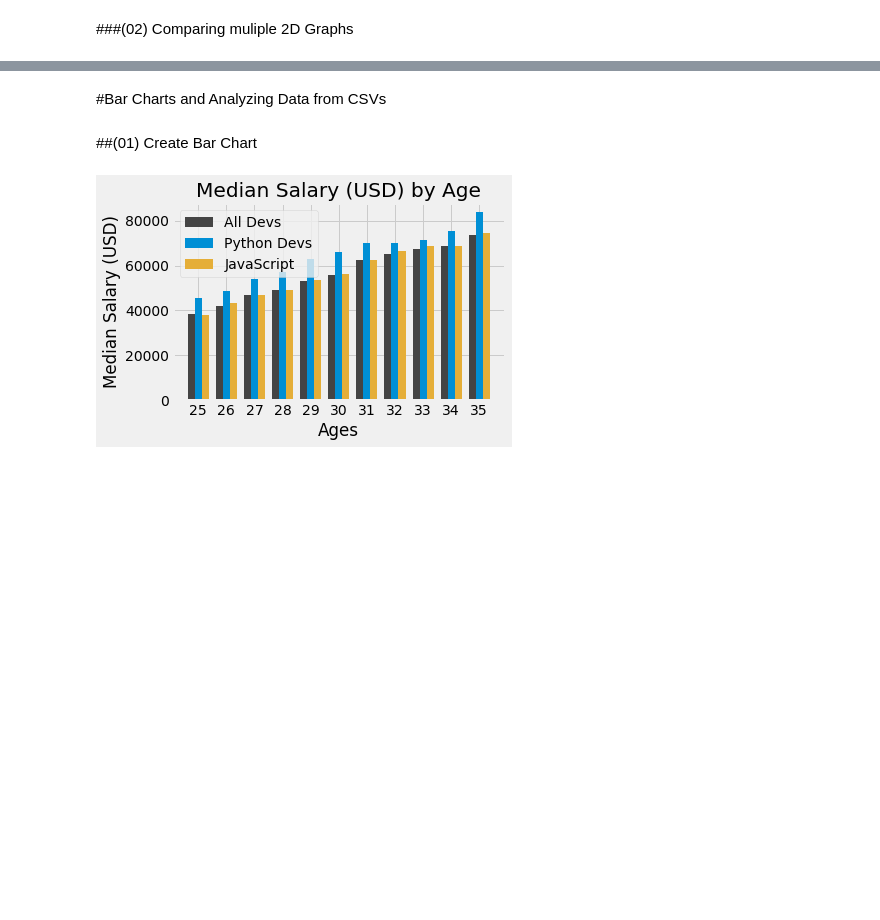
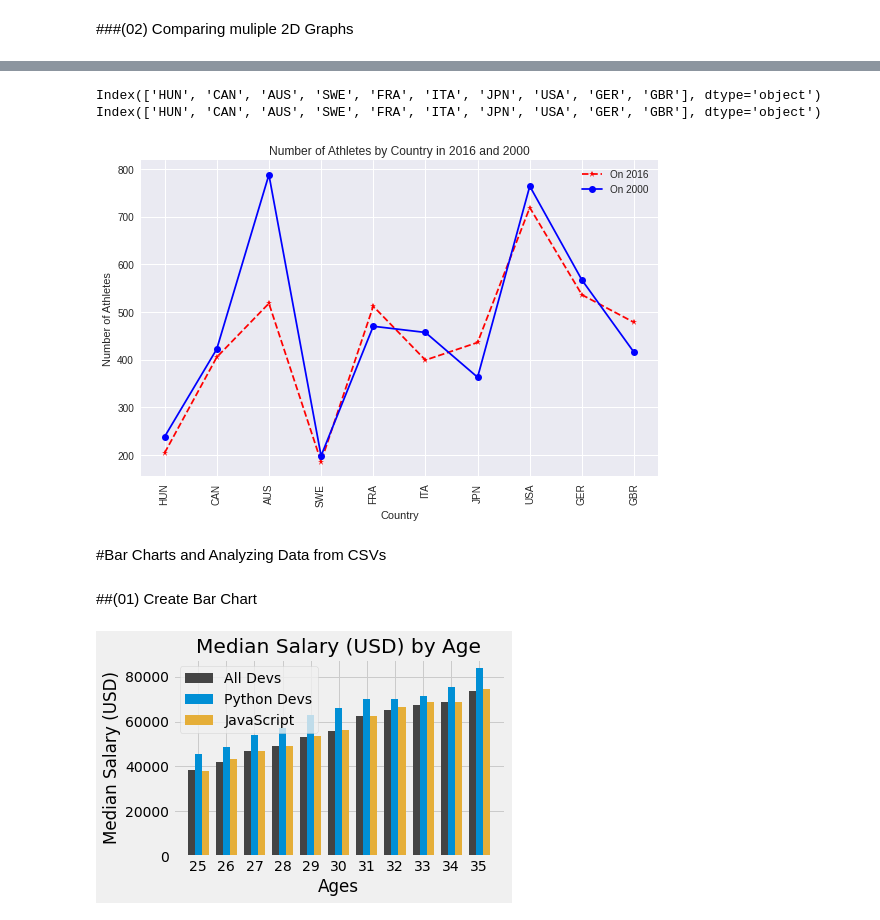
Before and after one commit to GPrathap/pythonII, a Jupyter notebook: matplot.ipynb, the cells around one changed output, grey strips where cells are left out. Saved outputs shown, nothing was run; the diff lists cells and outputs as text; code cells hidden in the pictures; blank space fills up the shorter version.

```diff
--- a/matplot.ipynb
+++ b/matplot.ipynb
@@ -71,3 +58,40 @@ plt.show()
+# %%
+from matplotlib import pyplot as plt
+plt.style.use('seaborn')
+
+athlete_data = pd.read_csv('/content/drive/MyDrive/Colab Notebooks/data/athlete_events.csv')
+x = athlete_data.NOC.value_counts().index[0:10]
+top_10_data_by_country = athlete_data[athlete_data.NOC.isin(x)]
+
+is_2016 =  top_10_data_by_country['Year']==2016
+is_2000 =  top_10_data_by_country['Year']==2000
+
+x_2016=top_10_data_by_country[is_2016].NOC.value_counts(sort=False).index[0:10]
+y_2016=top_10_data_by_country[is_2016].NOC.value_counts(sort=False).values[0:10]
+x_2000=top_10_data_by_country[is_2000].NOC.value_counts(sort=False).index[0:10]
+y_2000=top_10_data_by_country[is_2000].NOC.value_counts(sort=False).values[0:10]
+
+plt.plot(x_2016, y_2016, color='#ff0000', linestyle='--',marker='*', label="No Athletes 2016")
+plt.plot(x_2000, y_2000, color='#0000ff', marker='o', label='No Athletes 1936')
+print(x_2016)
+print(x_2000)
+plt.xlabel('Country')
+plt.ylabel('Number of Athletes')
+plt.title('Number of Athletes by Country in 2016 and 2000')
+
+plt.legend(['On 2016', 'On 2000'])
+plt.xticks(rotation='vertical',size=10)
+plt.grid(True)
+
+plt.tight_layout()
+
+plt.savefig('plot.png')
+
+plt.show()
+# %% [output]
+Index(['HUN', 'CAN', 'AUS', 'SWE', 'FRA', 'ITA', 'JPN', 'USA', 'GER', 'GBR'], dtype='object')
+Index(['HUN', 'CAN', 'AUS', 'SWE', 'FRA', 'ITA', 'JPN', 'USA', 'GER', 'GBR'], dtype='object')
+[figure, added]
 # %% [markdown]
 #Bar Charts and Analyzing Data from CSVs
 # %% [markdown]
```
Also changed, not shown: parts of 10 cells of this notebook.
